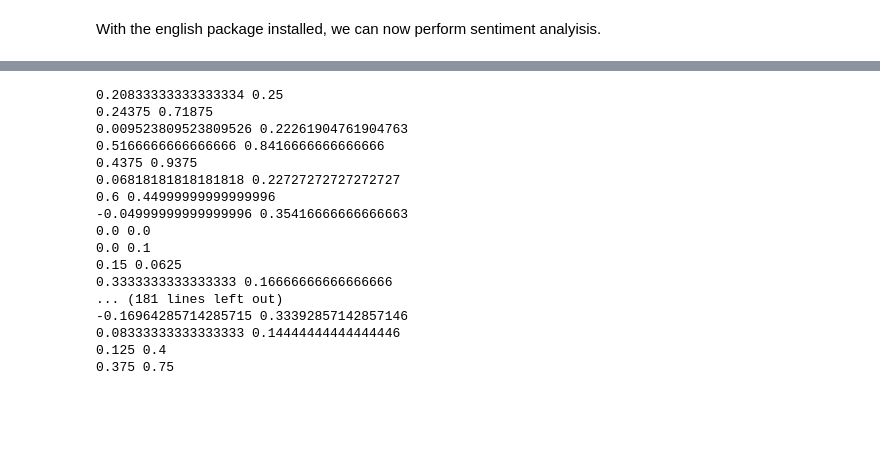
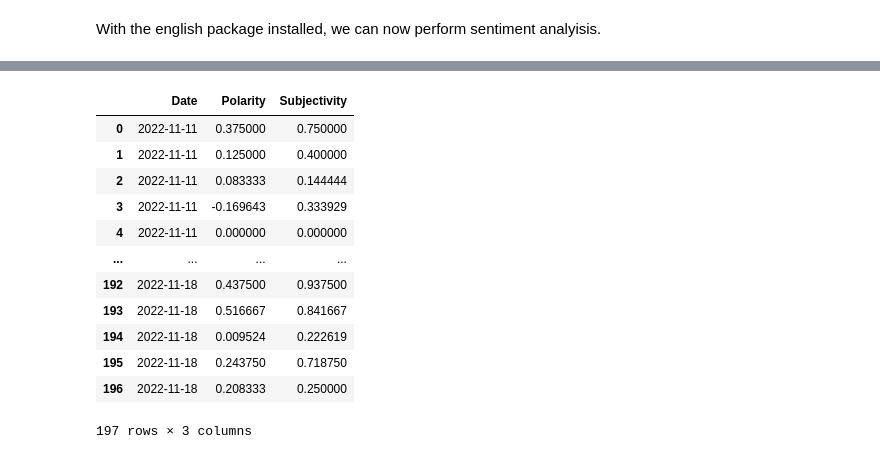
Before and after one commit to jhtkoo0426/Guiana-Chestnut-Algos, a Jupyter notebook: src/gc_algos.ipynb, the cells around one changed output, grey strips where cells are left out. Cells and saved outputs as stored; diff of their text form; code cells hidden in the pictures; blank space fills up the shorter version.

```diff
--- a/src/gc_algos.ipynb
+++ b/src/gc_algos.ipynb
@@ -122,27 +125,36 @@ ticker_news = get_ticker_news_data(symbol, client, date_format="%Y-%m-%d")
 # %%
-nlp = spacy.load('en_core_web_sm')
-nlp.add_pipe('spacytextblob')
+def get_ticker_news_sentiment_analysis(symbol, client):
+    nlp = spacy.load('en_core_web_sm')
+    nlp.add_pipe('spacytextblob')
 
-for news in ticker_news:
-    result = nlp(news)
-    news_sentiment = result._.blob.sentiment
-    news_polarity, news_subjectivity = news_sentiment.polarity, news_sentiment.subjectivity
-    print(news_polarity, news_subjectivity)
+    polarities, subjectivities, dates = [], [], []
+
+    ticker_news = get_ticker_news_data(symbol, client, date_format="%Y-%m-%d")
+
+    for news in reversed(ticker_news):
+        news_summary, news_date = news['summary'], news['datetime']
+        result = nlp(news_summary)
+        news_sentiment = result._.blob.sentiment
+        news_polarity, news_subjectivity = news_sentiment.polarity, news_sentiment.subjectivity
+        polarities.append(news_polarity)
+        subjectivities.append(news_subjectivity)
+        dates.append(datetime.datetime.fromtimestamp(news_date).strftime("%Y-%m-%d"))
+
+    return polarities, subjectivities, dates
-# %% [output]
-0.20833333333333334 0.25
-0.24375 0.71875
-0.009523809523809526 0.22261904761904763
-0.5166666666666666 0.8416666666666666
-0.4375 0.9375
-0.06818181818181818 0.22727272727272727
-0.6 0.44999999999999996
--0.04999999999999996 0.35416666666666663
-0.0 0.0
-0.0 0.1
-0.15 0.0625
-0.3333333333333333 0.16666666666666666
-... (181 lines left out)
--0.16964285714285715 0.33392857142857146
-0.08333333333333333 0.14444444444444446
-0.125 0.4
-0.375 0.75
+# %%
+polarities, subjectivities, dates = get_ticker_news_sentiment_analysis(symbol, client)
+pd.DataFrame.from_dict({'Date': dates, 'Polarity': polarities, 'Subjectivity': subjectivities})
+# %% [output]
+|  | Date | Polarity | Subjectivity |
+| 0 | 2022-11-11 | 0.375000 | 0.750000 |
+| 1 | 2022-11-11 | 0.125000 | 0.400000 |
+| 2 | 2022-11-11 | 0.083333 | 0.144444 |
+| 3 | 2022-11-11 | -0.169643 | 0.333929 |
+| 4 | 2022-11-11 | 0.000000 | 0.000000 |
+| ... | ... | ... | ... |
+| 192 | 2022-11-18 | 0.437500 | 0.937500 |
+| 193 | 2022-11-18 | 0.516667 | 0.841667 |
+| 194 | 2022-11-18 | 0.009524 | 0.222619 |
+| 195 | 2022-11-18 | 0.243750 | 0.718750 |
+| 196 | 2022-11-18 | 0.208333 | 0.250000 |
+197 rows × 3 columns
```
Also changed, not shown: parts of 7 cells of this notebook.
